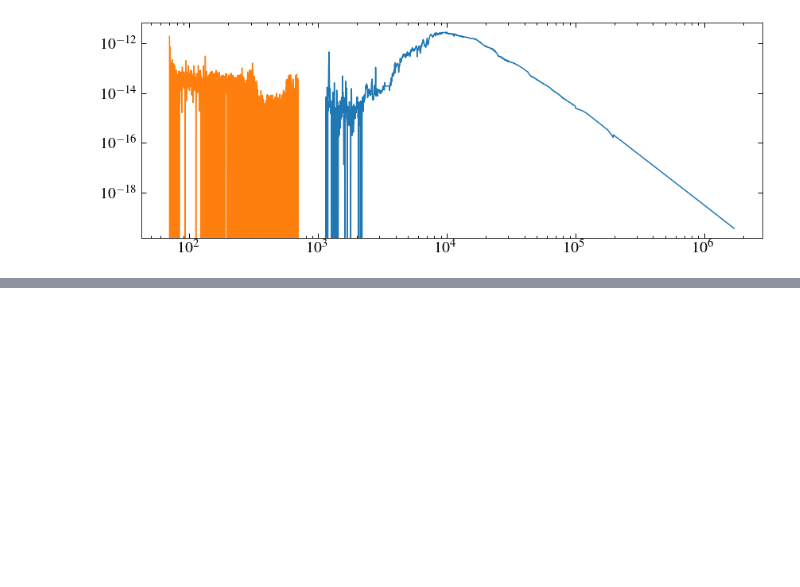
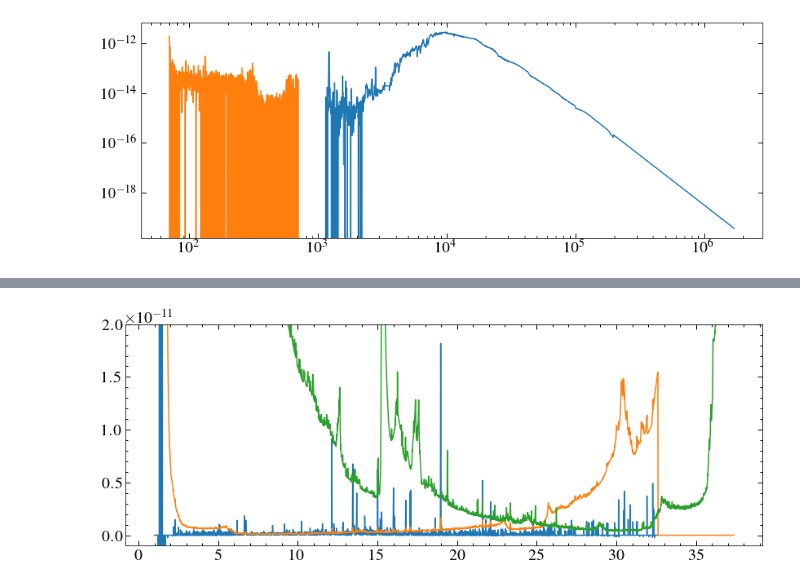
Before and after one commit to davidjwilson/ad-leo-sed, a Jupyter notebook: ad_leo_sed.ipynb, the cells around one changed output, grey strips where cells are left out. Saved outputs shown, nothing was run; the diff lists cells and outputs as text; code cells hidden in the pictures; blank space fills up the shorter version.

```diff
--- a/ad_leo_sed.ipynb
+++ b/ad_leo_sed.ipynb
@@ -116,0 +173,56 @@ lya = 9.97e-12# ergs cm-2 s-1
+# %%
+def spectra_adder(f_array, e_array):
+    """
+    Returns a variance-weighted coadd with standard error of the weighted mean (variance weights, scale corrected).
+    f_array and e_arrays are collections of flux and error arrays, which should have the same lenth and wavelength scale
+    """
+    weights = 1 / (e_array**2)
+    #f_array = np.ma.array(f_array, mask = [(f_array == 0)])
+    flux = np.average(f_array, axis =0, weights = weights)
+    var = 1 / np.sum(weights, axis=0)
+    rcs = np.sum((((flux - f_array)**2) * weights), axis=0) / (len(f_array)-1) #reduced chi-squared
+    error = (var * rcs)**0.5
+
+    #var1 =
+    return flux, var**0.5
+# %%
+ws = []
+
+for i, csav in enumerate(cfiles):
+    cdata = readsav(csav)
+    ws.append(cdata.p1wave)
+    ws.append(cdata.m1wave)
+
+l = 0
+for wi in ws:
+    if len(wi) > l:
+        wc = np.array(wi)
+        l = len(wi)
+
+fs = []
+es = []
+
+
+for i, csav in enumerate(cfiles):
+    cdata = readsav(csav)
+    for order in ('p', 'm'):
+        wi, fi, ei = cdata['{}1wave'.format(order)], cdata['flux{}1'.format(order)], cdata['fluxe{}1'.format(order)]
+        #wi, fi, ei = resample.bintogrid(wi, fi, unc=ei, newx=wc)
+        fi = interp1d(wi, fi, bounds_error=False, fill_value=0)(wc)
+        ei = interp1d(wi, ei, bounds_error=False, fill_value=0)(wc)
+
+        fs.append(fi)
+        es.append(ei)
+
+fc, ec = spectra_adder(np.array(fs), np.array(es))
+wc, fc, ec = wc[::-1], fc[::-1], ec[::-1] #arrays are backwards
+plt.plot(wc,fc)
+plt.plot(wc, ec)
+plt.ylim(-1e-12, 20e-12)
+
+etest = np.sum(np.array(es)**2, axis=0)**0.5
+
+plt.plot(wc, etest)
+wc1, fc1, ec1 = wc, fc, ec
+# %% [output]
+[figure, added]
```
Also changed, not shown: parts of 35 cells of this notebook, 3 other files.
